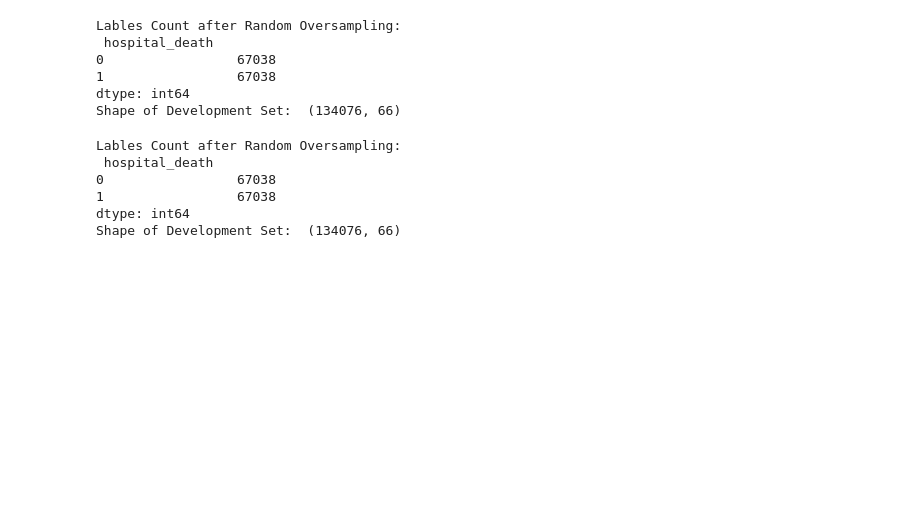
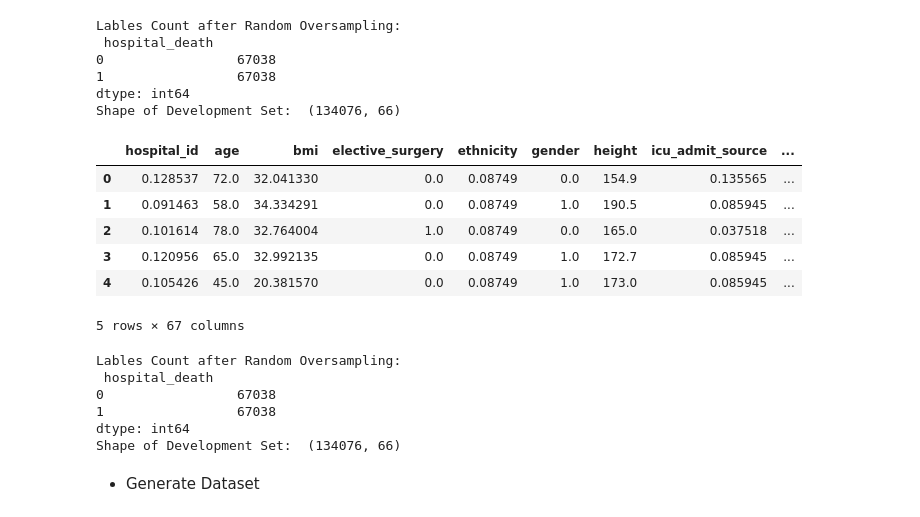
Before and after one commit to JennaYuuu/AML-Project, a Jupyter notebook: data_preprocessing.ipynb, the cells around one changed output. Saved outputs shown, nothing was run; the diff lists cells and outputs as text; code cells hidden in the pictures; blank space fills up the shorter version.

Commit message:
Dataset generating

```diff
--- a/data_preprocessing.ipynb
+++ b/data_preprocessing.ipynb
@@ -188,3 +186,14 @@ Shape of Development Set:  (134076, 66)
+# %%
+patient_dev_os = patient_X_dev_os
+patient_dev_os['hospital_death'] = patient_y_dev_os
+# %% [output]
+|  | hospital_id | age | bmi | elective_surgery | ethnicity | gender | height | icu_admit_source | ... |
+| 0 | 0.128537 | 72.0 | 32.041330 | 0.0 | 0.08749 | 0.0 | 154.9 | 0.135565 | ... |
+| 1 | 0.091463 | 58.0 | 34.334291 | 0.0 | 0.08749 | 1.0 | 190.5 | 0.085945 | ... |
+| 2 | 0.101614 | 78.0 | 32.764004 | 1.0 | 0.08749 | 0.0 | 165.0 | 0.037518 | ... |
+| 3 | 0.120956 | 65.0 | 32.992135 | 0.0 | 0.08749 | 1.0 | 172.7 | 0.085945 | ... |
+| 4 | 0.105426 | 45.0 | 20.381570 | 0.0 | 0.08749 | 1.0 | 173.0 | 0.085945 | ... |
+5 rows × 67 columns
 # %%
 smote = SMOTE(random_state=42)
 patient_X_dev_smote, patient_y_dev_smote = smote.fit_resample(patient_X_dev, patient_y_dev)
@@ -198,3 +207,5 @@ Lables Count after Random Oversampling:
 1                 67038
 dtype: int64
 Shape of Development Set:  (134076, 66)
+# %% [markdown]
+* Generate Dataset
```
Also changed, not shown: parts of 6 cells of this notebook.
